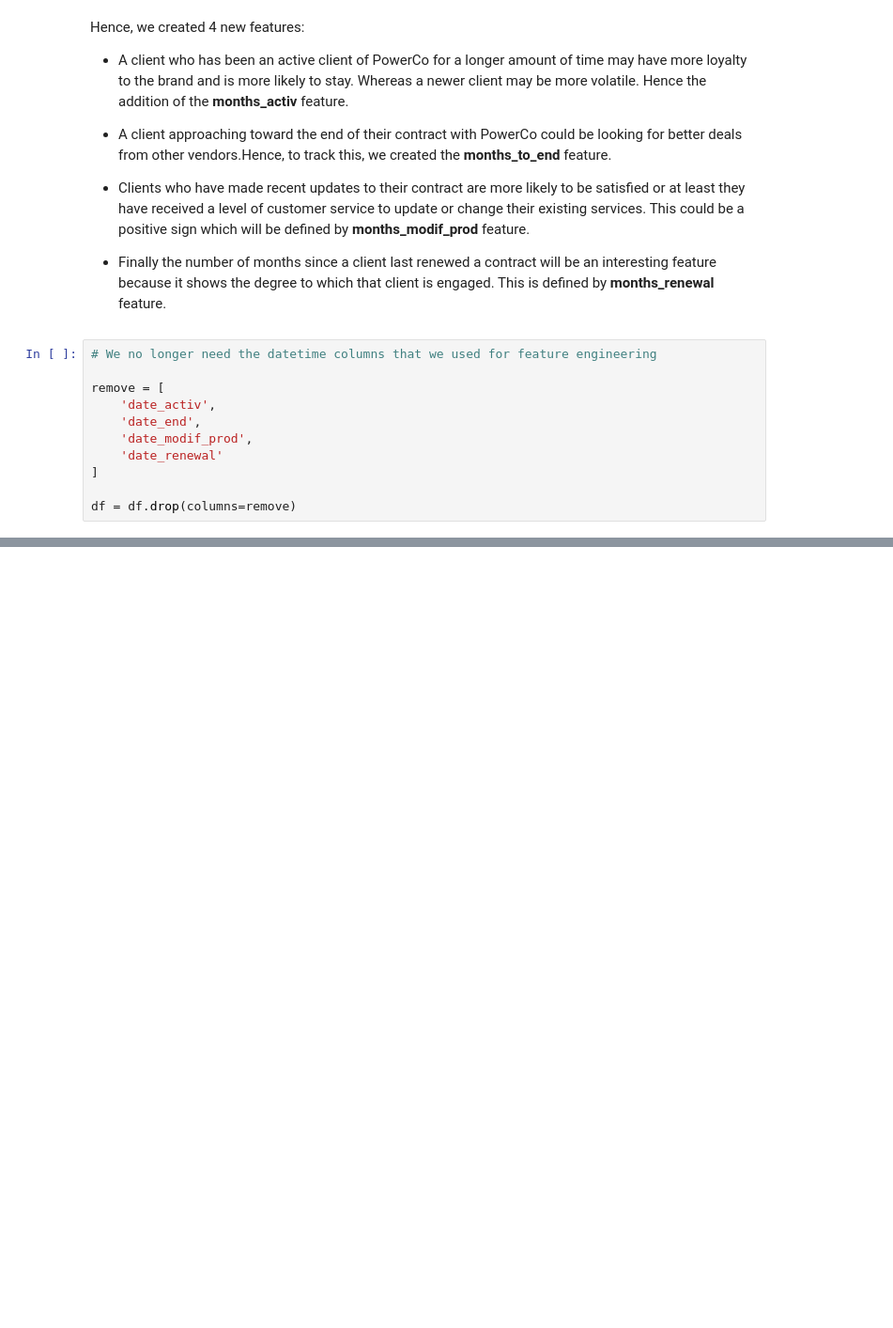
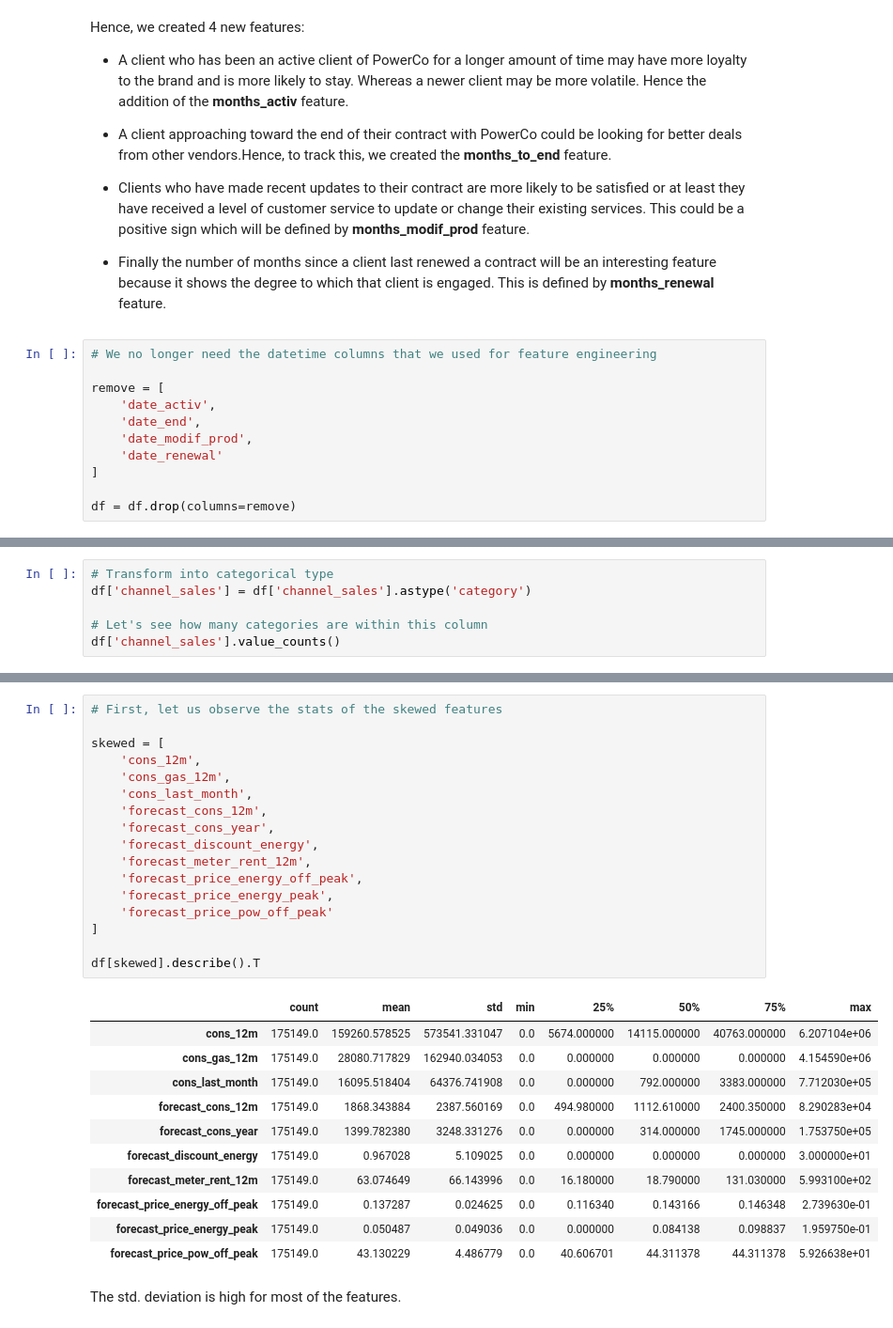
Before and after one commit to rajathAgalkote/BCG_PowerCo_CustomerChurn_Prediction, a Jupyter notebook: Task-03/feature_engineering.ipynb, the cells around one changed output, grey strips where cells are left out. Shown at 94% size. Saved outputs shown, nothing was run; the diff lists cells and outputs as text; blank space fills up the shorter version.

```diff
--- a/Task-03/feature_engineering.ipynb
+++ b/Task-03/feature_engineering.ipynb
@@ -361,0 +388,6 @@ Index(['id', 'price_date', 'price_off_peak_var', 'price_peak_var',
+# %%
+# Transform into categorical type
+df['channel_sales'] = df['channel_sales'].astype('category')
+
+# Let's see how many categories are within this column
+df['channel_sales'].value_counts()
@@ -361,0 +451,31 @@ Index(['id', 'price_date', 'price_off_peak_var', 'price_peak_var',
+# %%
+# First, let us observe the stats of the skewed features
+
+skewed = [
+    'cons_12m',
+    'cons_gas_12m',
+    'cons_last_month',
+    'forecast_cons_12m',
+    'forecast_cons_year',
+    'forecast_discount_energy',
+    'forecast_meter_rent_12m',
+    'forecast_price_energy_off_peak',
+    'forecast_price_energy_peak',
+    'forecast_price_pow_off_peak'
+]
+
+df[skewed].describe().T
+# %% [output]
+|  | count | mean | std | min | 25% | 50% | 75% | max |
+| cons_12m | 175149.0 | 159260.578525 | 573541.331047 | 0.0 | 5674.000000 | 14115.000000 | 40763.000000 | 6.207104e+06 |
+| cons_gas_12m | 175149.0 | 28080.717829 | 162940.034053 | 0.0 | 0.000000 | 0.000000 | 0.000000 | 4.154590e+06 |
+| cons_last_month | 175149.0 | 16095.518404 | 64376.741908 | 0.0 | 0.000000 | 792.000000 | 3383.000000 | 7.712030e+05 |
+| forecast_cons_12m | 175149.0 | 1868.343884 | 2387.560169 | 0.0 | 494.980000 | 1112.610000 | 2400.350000 | 8.290283e+04 |
+| forecast_cons_year | 175149.0 | 1399.782380 | 3248.331276 | 0.0 | 0.000000 | 314.000000 | 1745.000000 | 1.753750e+05 |
+| forecast_discount_energy | 175149.0 | 0.967028 | 5.109025 | 0.0 | 0.000000 | 0.000000 | 0.000000 | 3.000000e+01 |
+| forecast_meter_rent_12m | 175149.0 | 63.074649 | 66.143996 | 0.0 | 16.180000 | 18.790000 | 131.030000 | 5.993100e+02 |
+| forecast_price_energy_off_peak | 175149.0 | 0.137287 | 0.024625 | 0.0 | 0.116340 | 0.143166 | 0.146348 | 2.739630e-01 |
+| forecast_price_energy_peak | 175149.0 | 0.050487 | 0.049036 | 0.0 | 0.000000 | 0.084138 | 0.098837 | 1.959750e-01 |
+| forecast_price_pow_off_peak | 175149.0 | 43.130229 | 4.486779 | 0.0 | 40.606701 | 44.311378 | 44.311378 | 5.926638e+01 |
+# %% [markdown]
+The std. deviation is high for most of the features.
```
Also changed, not shown: parts of 52 cells of this notebook.
